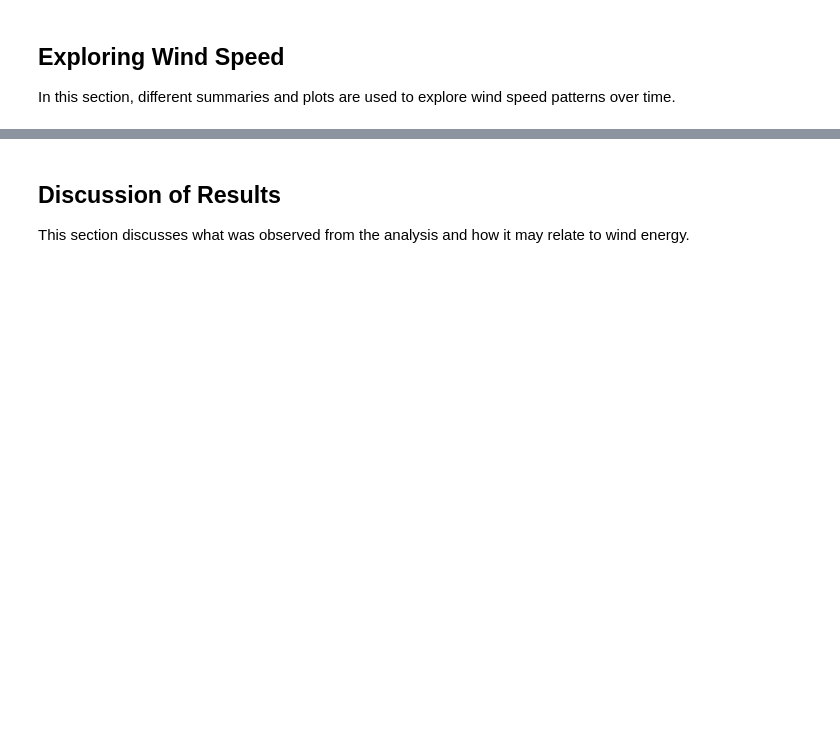
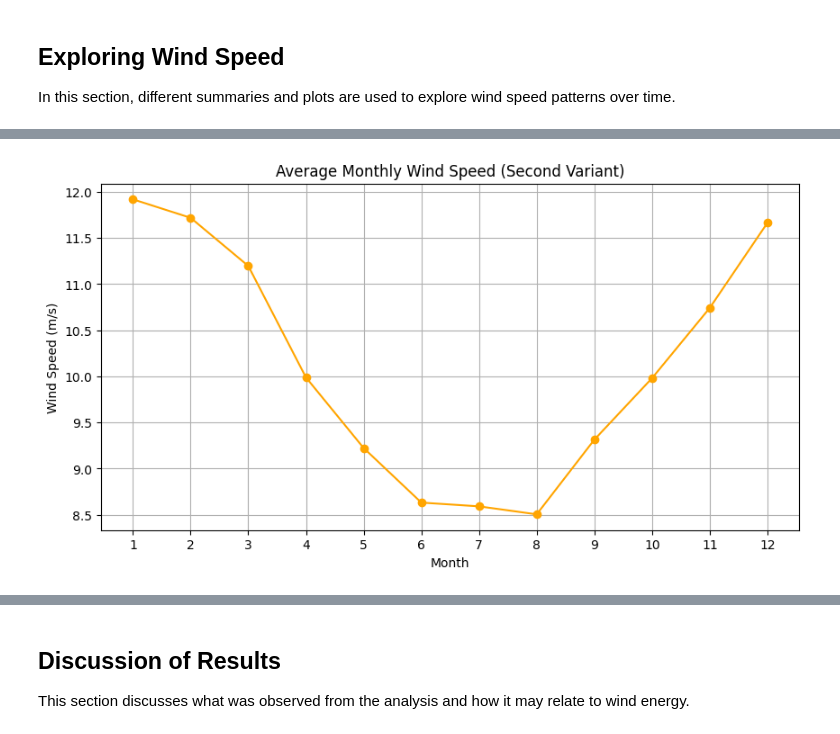
Before and after one commit to Svitlana937/PFDA, a Jupyter notebook: project/wind_analisys.ipynb, the cells around one changed output, grey strips where cells are left out. Drawn from its saved outputs; the diff is of its cells as text; code cells hidden in the pictures; blank space fills up the shorter version.

```diff
--- a/project/wind_analisys.ipynb
+++ b/project/wind_analisys.ipynb
@@ -40,0 +90,13 @@ In this section, different summaries and plots are used to explore wind speed pa
+# %%
+# Plot monthly averages.
+
+plt.figure(figsize=(10, 5))
+plt.plot(monthly_avg.index, monthly_avg.values, marker='o', color='orange')
+plt.title("Average Monthly Wind Speed (Second Variant)")
+plt.xlabel("Month")
+plt.ylabel("Wind Speed (m/s)")
+plt.xticks(range(1, 13))
+plt.grid(True)
+plt.show()
+# %% [output]
+[figure, added]
```
Also changed, not shown: parts of 10 cells of this notebook.
